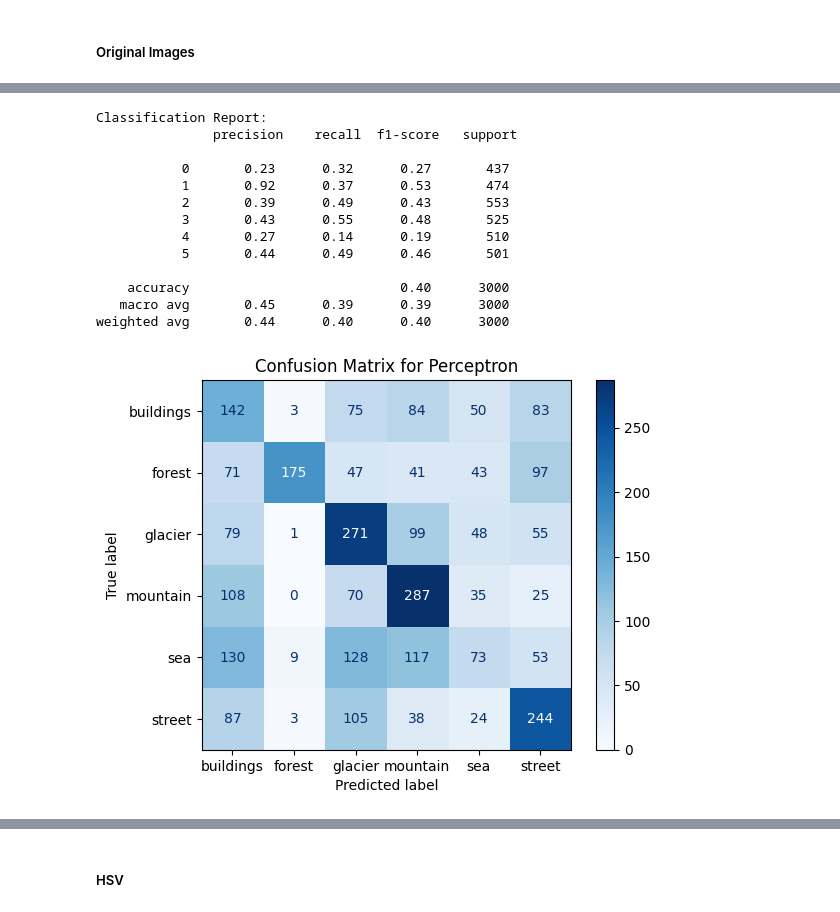
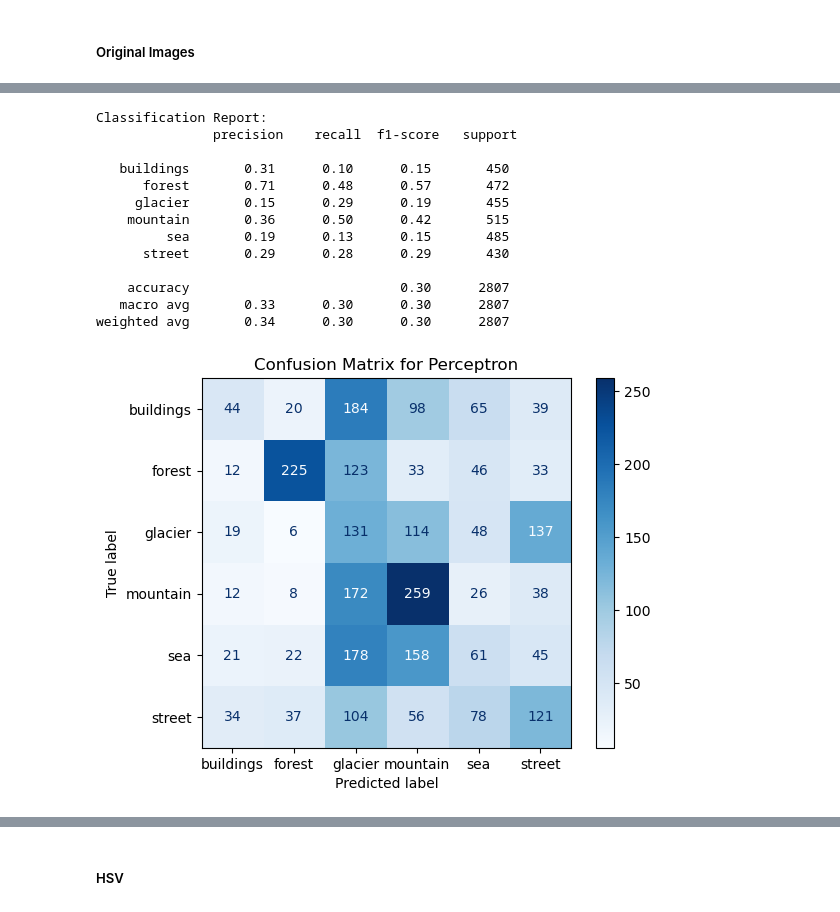
Before and after one commit to aolaya/image_classification_models, a Jupyter notebook: image_classification_models.ipynb, the cells around one changed output, grey strips where cells are left out. Saved outputs shown, nothing was run; the diff lists cells and outputs as text; code cells hidden in the pictures.

```diff
--- a/image_classification_models.ipynb
+++ b/image_classification_models.ipynb
@@ -238,12 +251,13 @@ X_train_perc, X_val_perc, y_train_perc, y_val_perc = train_test_split(
     test_size=0.2,
     random_state=42
 )
-# %%
-# Initialize the Perceptron with the appropriate number of inputs
-perceptron = Perceptron(tol=1e-3, random_state=0)
+# %%
+def train_perceptron(X_train, y_train, max_iter=2000):
+    perceptron = Perceptron(max_iter=max_iter, random_state=42)
+    perceptron.fit(X_train, y_train)
+    return perceptron
+# %%
+# 15 m 35.0 s
+perceptron = train_perceptron(X_train_perc, y_train_perc, max_iter=2000)
 # %% [markdown]
 ##### Original Images
-# %%
-# Train
-# 7 m 29 s
-perceptron.fit(X_train_perc, y_train_perc)
@@ -272,25 +264,19 @@ perceptron_pred = perceptron.predict(test_images_flat)
-# %%
-print("\nClassification Report:\n", classification_report(test_labels, perceptron_pred))
-# %% [output]
-Classification Report:
-               precision    recall  f1-score   support
-
-           0       0.23      0.32      0.27       437
-           1       0.92      0.37      0.53       474
-           2       0.39      0.49      0.43       553
-           3       0.43      0.55      0.48       525
-           4       0.27      0.14      0.19       510
-           5       0.44      0.49      0.46       501
-
-    accuracy                           0.40      3000
-   macro avg       0.45      0.39      0.39      3000
-weighted avg       0.44      0.40      0.40      3000
-# %%
-perceptron_cm = confusion_matrix(test_labels, perceptron_pred)
-
-perceptron_disp = ConfusionMatrixDisplay(confusion_matrix = perceptron_cm, display_labels = ['buildings','forest', 'glacier', 'mountain', 'sea', 'street'])
-perceptron_disp.plot(cmap='Blues')
-plt.title("Confusion Matrix for Perceptron")
-plt.show()
-# %% [output]
-[figure, removed]
+# %%
+# Validation
+# 3.5 s
+classification_results(X_val_perc, y_val_perc, perceptron)
+# %% [output]
+Classification Report:
+               precision    recall  f1-score   support
+
+   buildings       0.31      0.10      0.15       450
+      forest       0.71      0.48      0.57       472
+     glacier       0.15      0.29      0.19       455
+    mountain       0.36      0.50      0.42       515
+         sea       0.19      0.13      0.15       485
+      street       0.29      0.28      0.29       430
+
+    accuracy                           0.30      2807
+   macro avg       0.33      0.30      0.30      2807
+weighted avg       0.34      0.30      0.30      2807
+[figure, added]
```
Also changed, not shown: parts of 94 cells of this notebook, 1 other file.
